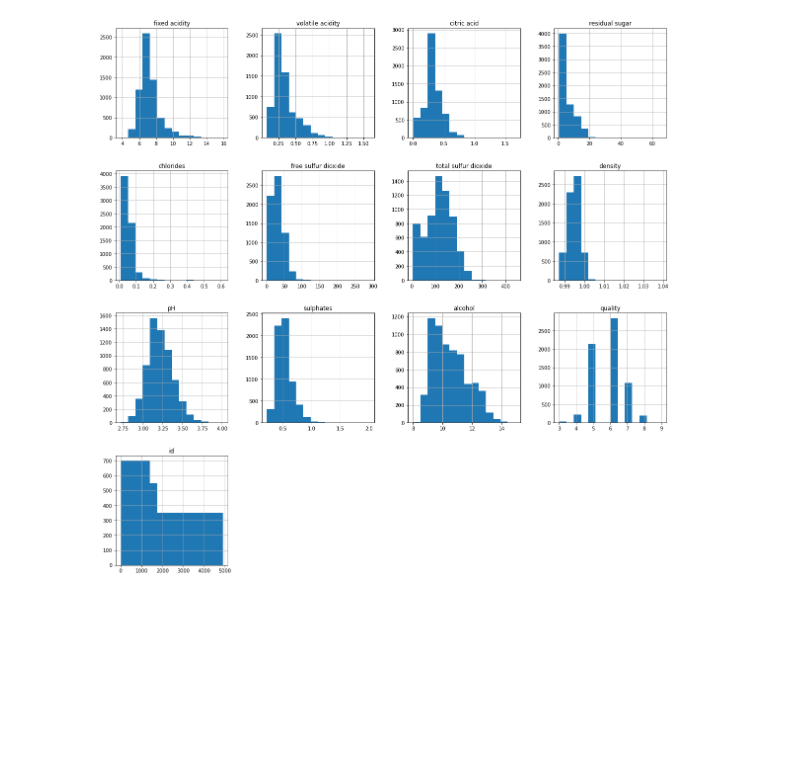
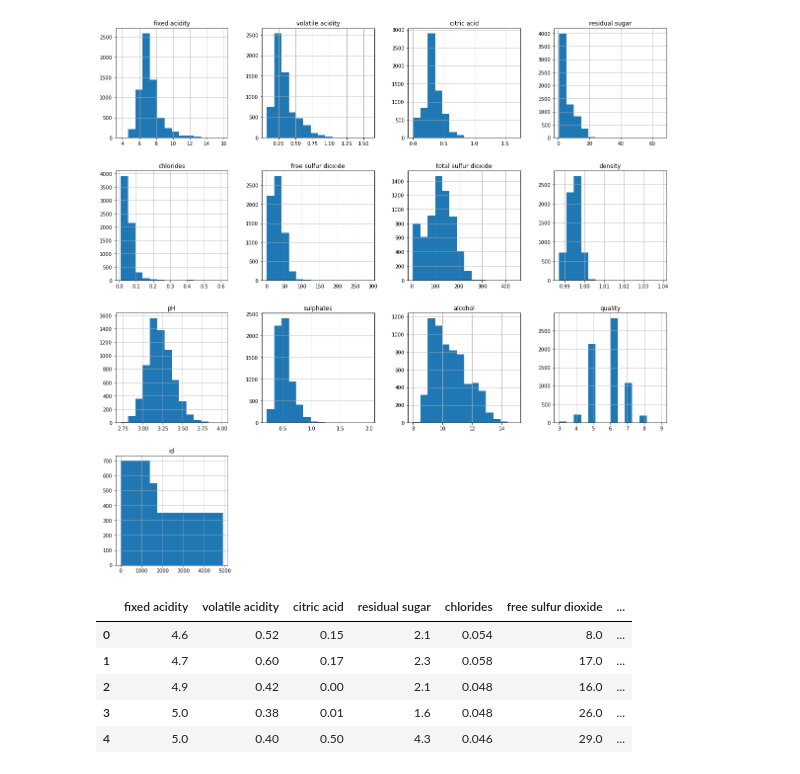
Before and after one commit to schriste6/Final_Project_Team4_Red_vs_White, a Jupyter notebook: ML/wine_quality.ipynb, the cells around one changed output. Cells and saved outputs as stored; diff of their text form; code cells hidden in the pictures; blank space fills up the shorter version.

Commit message:
adding test model

```diff
--- a/ML/wine_quality.ipynb
+++ b/ML/wine_quality.ipynb
@@ -85,3 +85,20 @@ combined_df.hist(bins= 14, figsize=(20,20))
 plt.show()
 # %% [output]
 [figure]
+# %%
+target = ["color"]
+x = {'Current': 'quality'}
+test_df = combined_df.replace(x)
+x = dict.fromkeys(['sulphates', 'residual sugar', 'free sulfur dioxide', 'total sulfur dioxide'], 'quality')
+test_df = combined_df.replace(x)
+
+test_df.reset_index(inplace=True, drop=True)
+
+test_df.head()
+# %% [output]
+|  | fixed acidity | volatile acidity | citric acid | residual sugar | chlorides | free sulfur dioxide | ... |
+| 0 | 4.6 | 0.52 | 0.15 | 2.1 | 0.054 | 8.0 | ... |
+| 1 | 4.7 | 0.60 | 0.17 | 2.3 | 0.058 | 17.0 | ... |
+| 2 | 4.9 | 0.42 | 0.00 | 2.1 | 0.048 | 16.0 | ... |
+| 3 | 5.0 | 0.38 | 0.01 | 1.6 | 0.048 | 26.0 | ... |
+| 4 | 5.0 | 0.40 | 0.50 | 4.3 | 0.046 | 29.0 | ... |
```
Also changed, not shown: parts of 4 cells of this notebook.
